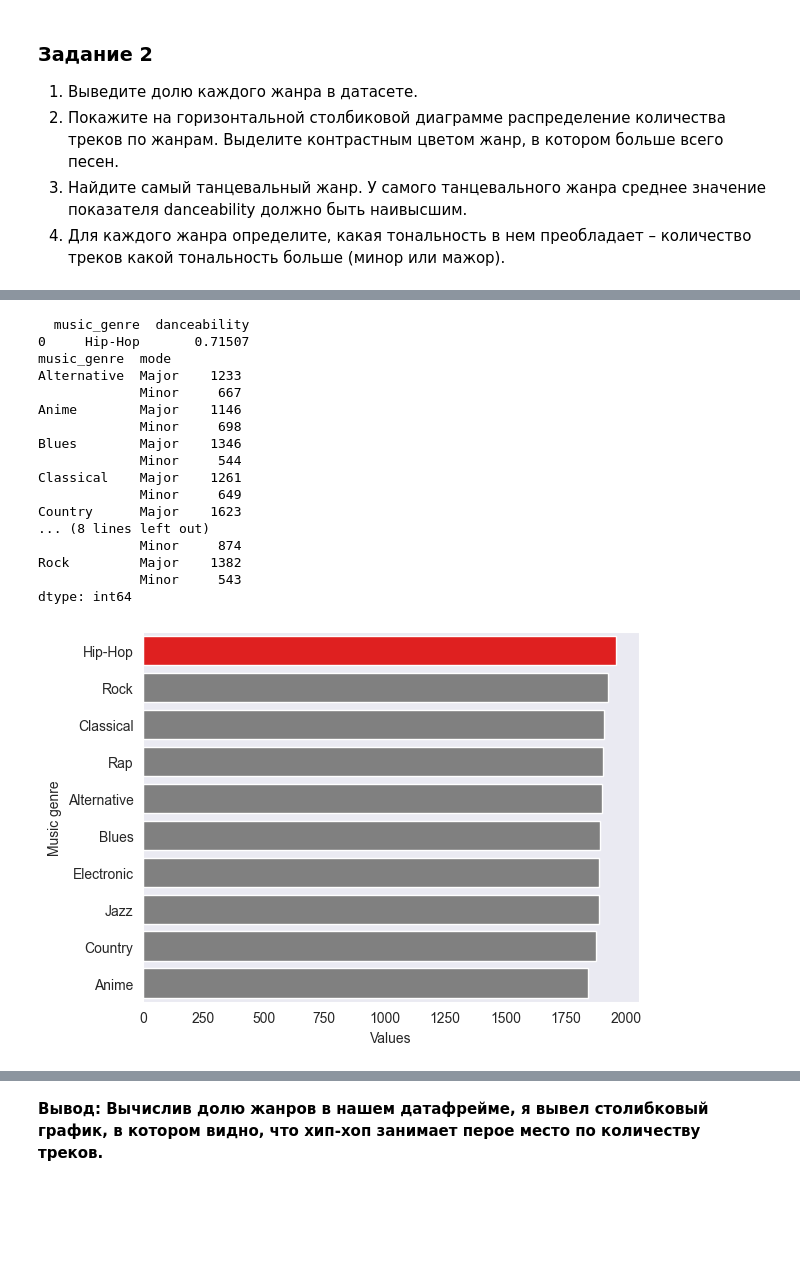
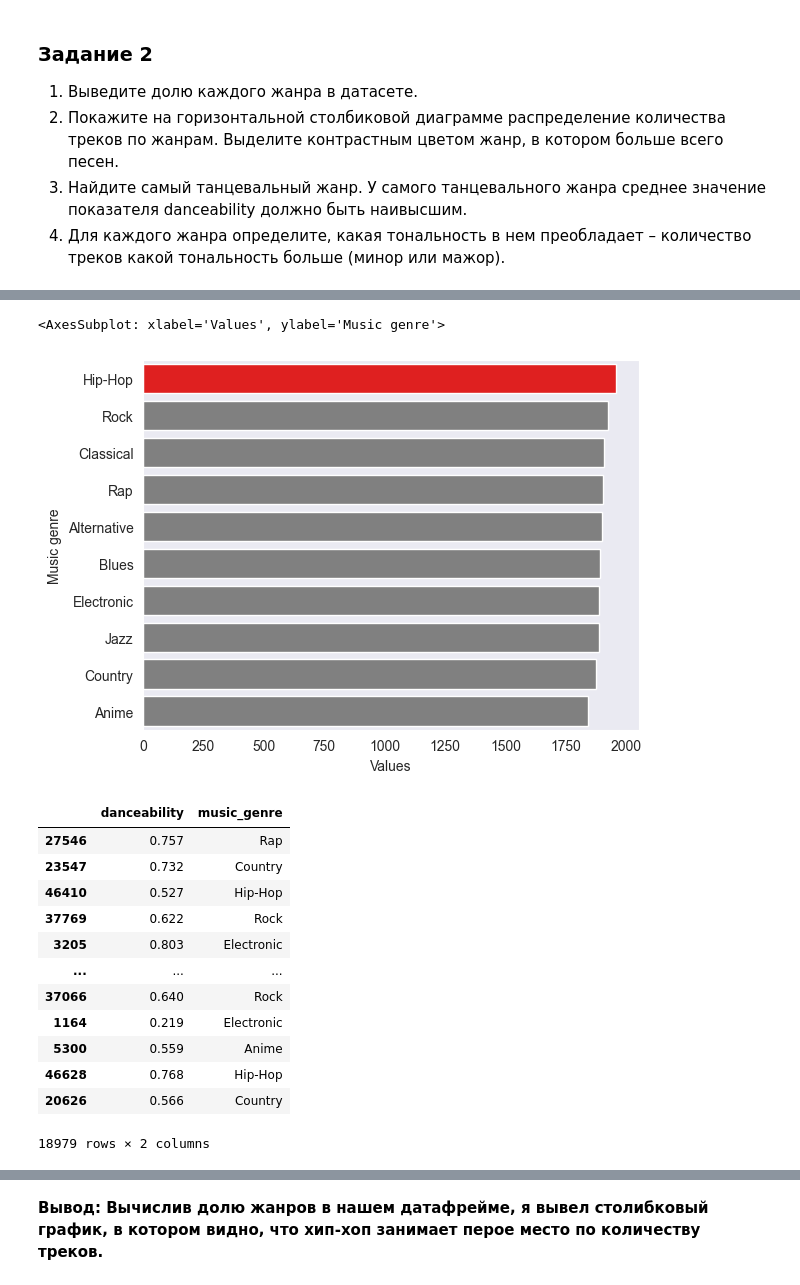
Before and after one commit to hellkirl/cs102, a Jupyter notebook: homework06/hw6_python.ipynb, the cells around one changed output, grey strips where cells are left out. Saved outputs shown, nothing was run; the diff lists cells and outputs as text; code cells hidden in the pictures; blank space fills up the shorter version.

```diff
--- a/homework06/hw6_python.ipynb
+++ b/homework06/hw6_python.ipynb
@@ -86,12 +122,4 @@ df
 # %%
-import seaborn as sns
-import matplotlib.pyplot as plt
-import numpy as np
-
-"""Доля каждого жанра - шаг 2.1"""
-genre_percentage = df["music_genre"].value_counts() / df["music_genre"].value_counts().sum() * 100
-pd.DataFrame(genre_percentage)
-
 """Столбиковая диаграмма - шаг 2.2"""
 genres = df["music_genre"].value_counts().index
 values = df["music_genre"].value_counts().values
@@ -99,31 +127,25 @@ df_genre_val = pd.DataFrame({"Music genre": genres, "Values": values})
 cc = ['grey' if (x < max(values)) else 'red' for x in values]
 plt.grid()
 sns.barplot(y="Music genre", x="Values", data=df_genre_val, orient="h", palette=cc, )
-
-"""Самый танцевальный жанр - шаг 2.3"""
-danceability_percentage = df[["danceability", "music_genre"]]
-danceable_genre = danceability_percentage.groupby("music_genre").apply(np.mean).sort_values(by=["danceability"]).reset_index().tail(1).reset_index(drop=True)
-
-"""Тональность в жанре - шаг 2.4"""
-genre_mode = df[["music_genre", "mode"]].groupby("music_genre").value_counts()
-print(danceable_genre)
-print(genre_mode)
 # %% [output]
-  music_genre  danceability
-0     Hip-Hop       0.71507
-music_genre  mode
-Alternative  Major    1233
-             Minor     667
-Anime        Major    1146
-             Minor     698
-Blues        Major    1346
-             Minor     544
-Classical    Major    1261
-             Minor     649
-Country      Major    1623
-... (8 lines left out)
-             Minor     874
-Rock         Major    1382
-             Minor     543
-dtype: int64
+<AxesSubplot: xlabel='Values', ylabel='Music genre'>
 [figure]
+# %%
+"""Самый танцевальный жанр - шаг 2.3"""
+danceability_percentage = df[["danceability", "music_genre"]]
+danceable_genre = danceability_percentage.groupby("music_genre").apply(np.mean).sort_values(by=["danceability"]).reset_index().tail(1).reset_index(drop=True)
+danceability_percentage
+# %% [output]
+|  | danceability | music_genre |
+| 27546 | 0.757 | Rap |
+| 23547 | 0.732 | Country |
+| 46410 | 0.527 | Hip-Hop |
+| 37769 | 0.622 | Rock |
+| 3205 | 0.803 | Electronic |
+| ... | ... | ... |
+| 37066 | 0.640 | Rock |
+| 1164 | 0.219 | Electronic |
+| 5300 | 0.559 | Anime |
+| 46628 | 0.768 | Hip-Hop |
+| 20626 | 0.566 | Country |
+18979 rows × 2 columns
```
Also changed, not shown: parts of 18 cells of this notebook, 5 other files.
